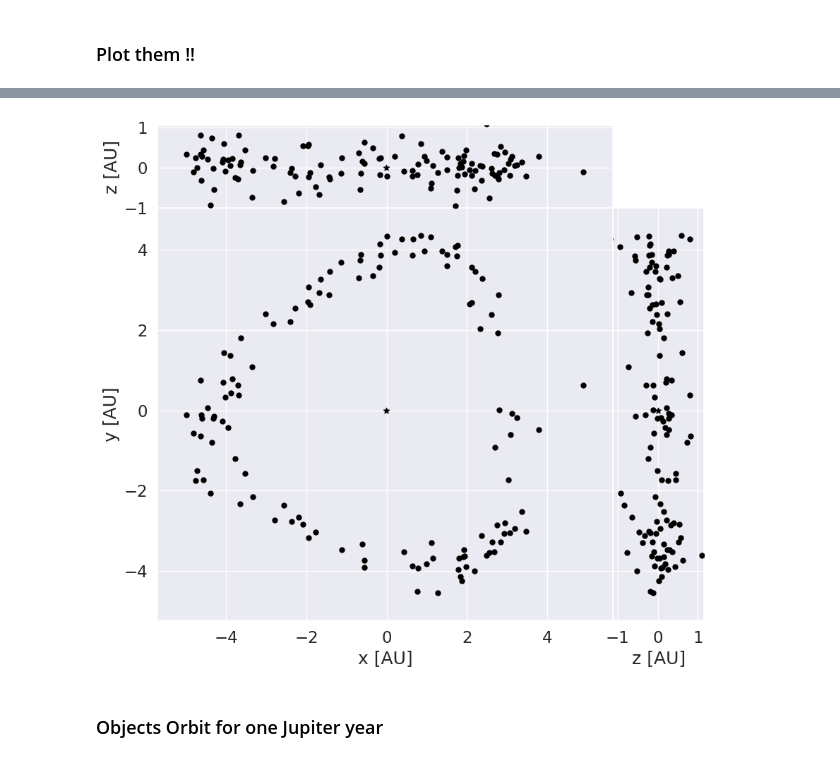
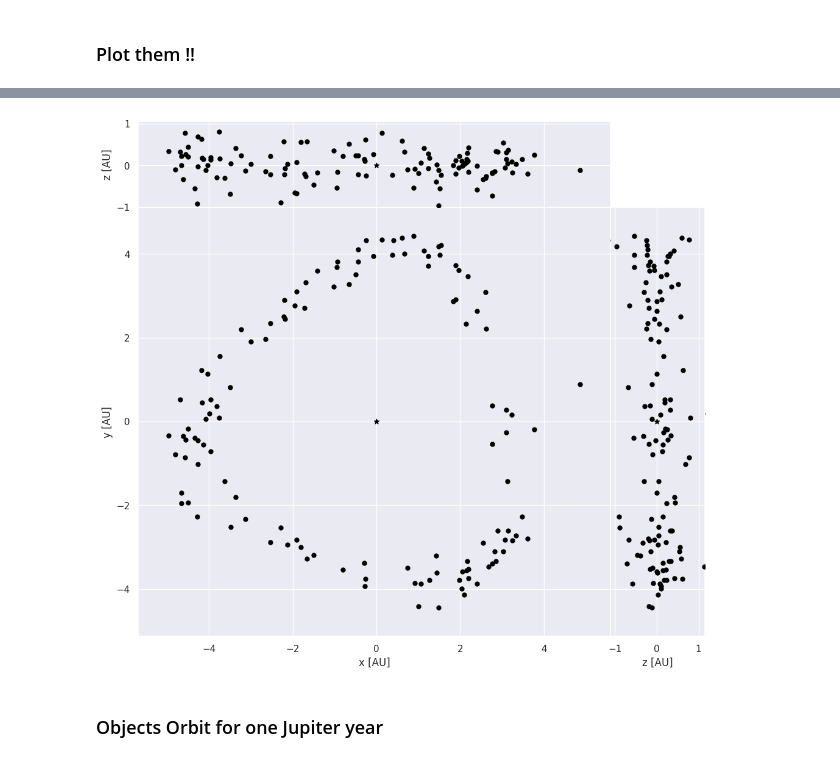
Before and after one commit to alexfum75/Jupiter_Asteroids, a Jupyter notebook: Hilda.ipynb, the cells around one changed output, grey strips where cells are left out. Saved outputs shown, nothing was run; the diff lists cells and outputs as text; code cells hidden in the pictures.

```diff
--- a/Hilda.ipynb
+++ b/Hilda.ipynb
@@ -168,11 +70,0 @@ fig.savefig('figure/jupyter_objects_semi_major_axis.png', dpi=600)
-# %%
-import matplotlib.pyplot as plt
-sns.set_theme()
-sns.set(font_scale=1.5)
-plt.figure(figsize=(15,8))
-p = sns.histplot(data=MPC_Jupyter_no_outliers, x="H", kde=True, hue="Orbit_type")
-p.set(xlabel="Absolute magnitude", ylabel = "Number of objects")
-plt.xlim([MPC_Jupyter_no_outliers.H.min(), MPC_Jupyter_no_outliers.H.max()])
-plt.suptitle('Jupyter objects: Histogram for magnitude', fontsize=16)
-
-plt.savefig("figure/jupyter_objects_absolute_magnitude.png", dpi=600)
@@ -301,8 +202,10 @@ sim.simulationarchive_snapshot(f"bin/hilda_simulation_{n_hilda_object}.bin", del
 ### Plot them !!
 # %%
 import matplotlib.pyplot as plt
+sns.set_theme()
 current_time = datetime.datetime.now()
 timestamp_str = "Hilda objects at localtime: " + str(current_time)
-fig = rebound.OrbitPlot(sim, figsize=(10,10), unitlabel="[AU]", color=True, slices=0.2, orbit_type=None, lw=1)
+print (f"{timestamp_str}")
+fig = rebound.OrbitPlot(sim, figsize=(12,12), unitlabel="[AU]", color=True, slices=0.2, orbit_type=None, lw=1)
 plt.savefig("figure/hilda_objects_orbit_2d.png", dpi=600)
 # %% [output]
@@ -309,4 +213,4 @@ plt.savefig("figure/hilda_objects_orbit_2d.png", dpi=600)
-[figure, old version]
+[figure, new version]
 # %% [markdown]
 ### Objects Orbit for one Jupiter year
 # %%
```
Also changed, not shown: parts of 25 cells of this notebook, 2 other files.
